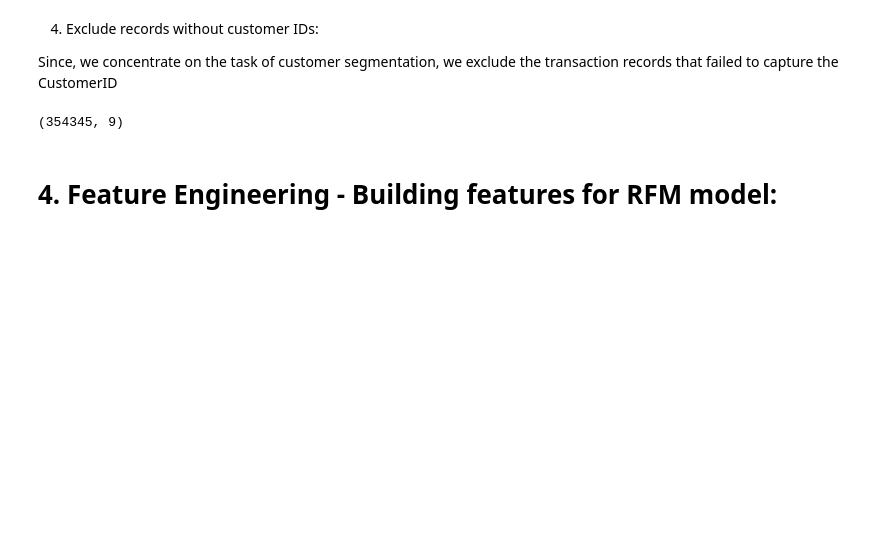
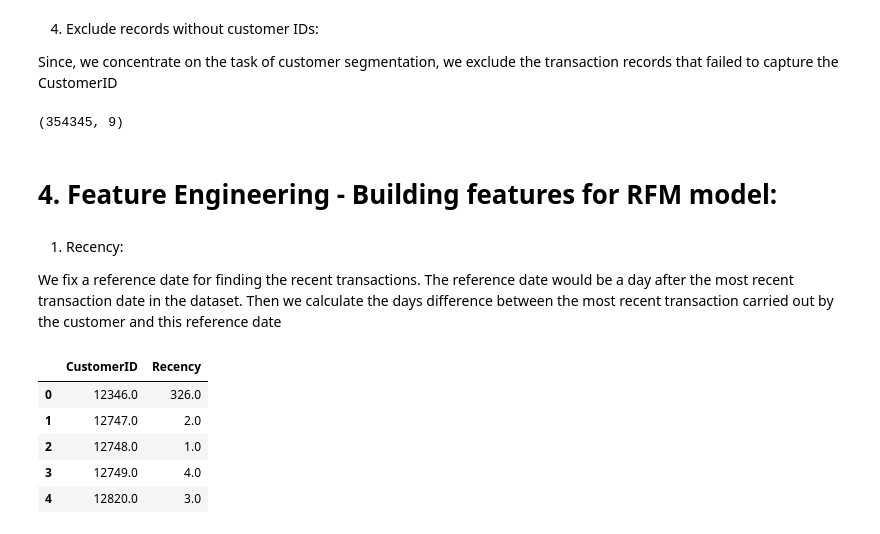
Before and after one commit to nileshrathod17/Online-Retail-Customer-Segmentation, a Jupyter notebook: Customer_Segmentation_for_Online_Retail_store.ipynb, the cells around one changed output. Drawn from its saved outputs; the diff is of its cells as text; code cells hidden in the pictures; blank space fills up the shorter version.

```diff
--- a/Customer_Segmentation_for_Online_Retail_store.ipynb
+++ b/Customer_Segmentation_for_Online_Retail_store.ipynb
@@ -206,3 +206,21 @@ data.shape
 (354345, 9)
 # %% [markdown]
 # **4. Feature Engineering - Building features for RFM model:**
+# %% [markdown]
+1. Recency:
+
+We fix a reference date for finding the recent transactions. The reference date would be a day after the most recent transaction date in the dataset. Then we calculate the days difference between the most recent transaction carried out by the customer and this reference date
+# %%
+referenceDate = data['InvoiceDate'].max()
+referenceDate += datetime.timedelta(days = 1)
+
+data['Recency'] = (referenceDate - data['InvoiceDate']).astype('timedelta64[D]')
+dfCustomerHistory = data.groupby("CustomerID").min().reset_index()[['CustomerID', 'Recency']]
+dfCustomerHistory.head()
+# %% [output]
+|  | CustomerID | Recency |
+| 0 | 12346.0 | 326.0 |
+| 1 | 12747.0 | 2.0 |
+| 2 | 12748.0 | 1.0 |
+| 3 | 12749.0 | 4.0 |
+| 4 | 12820.0 | 3.0 |
```
Also changed, not shown: parts of 8 cells of this notebook.
